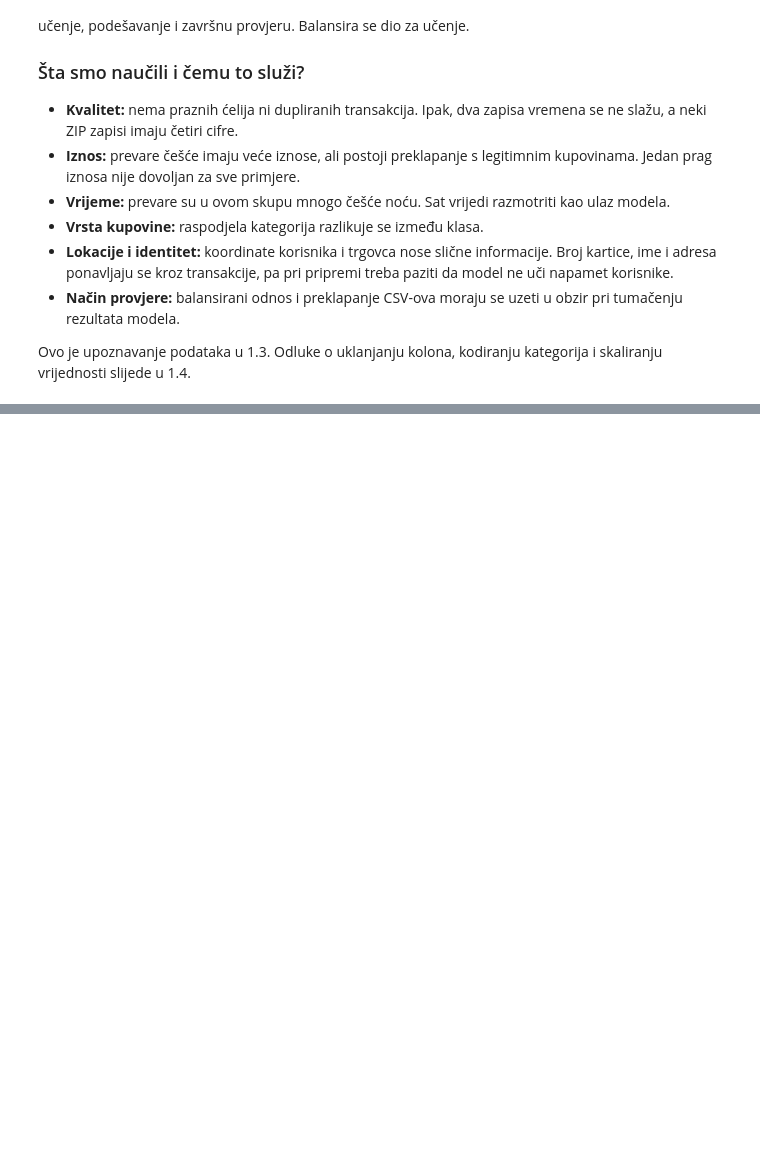
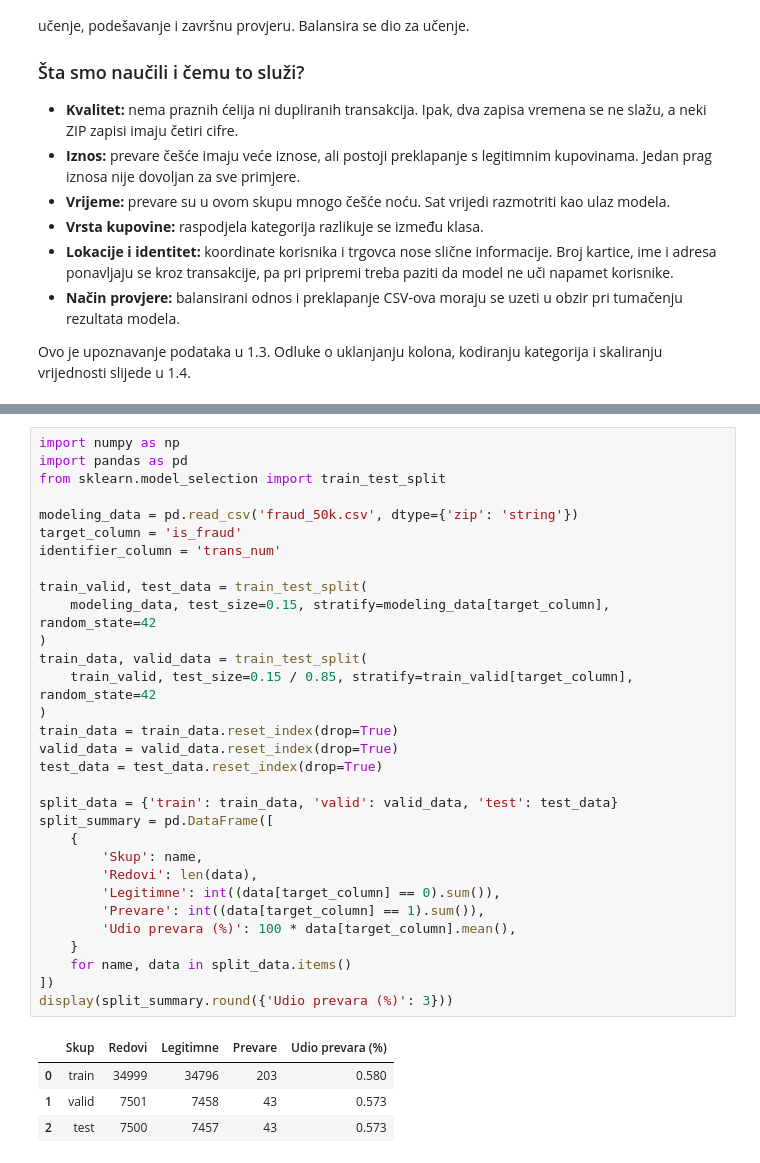
Before and after one commit to bakir004/mu, a Jupyter notebook: projekat.ipynb, the cells around one changed output, grey strips where cells are left out. Cells and saved outputs as stored; diff of their text form; blank space fills up the shorter version.

```diff
--- a/projekat.ipynb
+++ b/projekat.ipynb
@@ -1017,0 +1018,36 @@ U nastavku treba odabrati nebalansirane polazne podatke i izdvojiti trening, val
+# %%
+import numpy as np
+import pandas as pd
+from sklearn.model_selection import train_test_split
+
+modeling_data = pd.read_csv('fraud_50k.csv', dtype={'zip': 'string'})
+target_column = 'is_fraud'
+identifier_column = 'trans_num'
+
+train_valid, test_data = train_test_split(
+    modeling_data, test_size=0.15, stratify=modeling_data[target_column], random_state=42
+)
+train_data, valid_data = train_test_split(
+    train_valid, test_size=0.15 / 0.85, stratify=train_valid[target_column], random_state=42
+)
+train_data = train_data.reset_index(drop=True)
+valid_data = valid_data.reset_index(drop=True)
+test_data = test_data.reset_index(drop=True)
+
+split_data = {'train': train_data, 'valid': valid_data, 'test': test_data}
+split_summary = pd.DataFrame([
+    {
+        'Skup': name,
+        'Redovi': len(data),
+        'Legitimne': int((data[target_column] == 0).sum()),
+        'Prevare': int((data[target_column] == 1).sum()),
+        'Udio prevara (%)': 100 * data[target_column].mean(),
+    }
+    for name, data in split_data.items()
+])
+display(split_summary.round({'Udio prevara (%)': 3}))
+# %% [output]
+|  | Skup | Redovi | Legitimne | Prevare | Udio prevara (%) |
+| 0 | train | 34999 | 34796 | 203 | 0.580 |
+| 1 | valid | 7501 | 7458 | 43 | 0.573 |
+| 2 | test | 7500 | 7457 | 43 | 0.573 |
```
Also changed, not shown: parts of 13 cells of this notebook, 7 other files.
